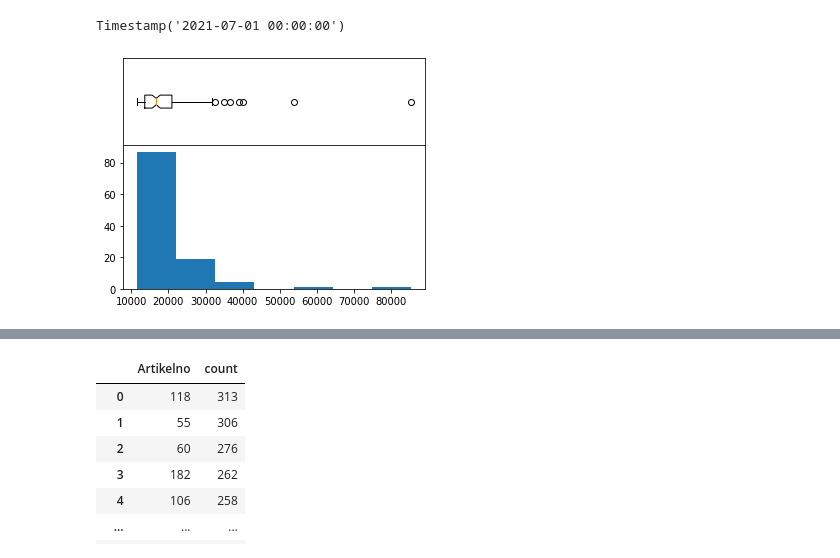
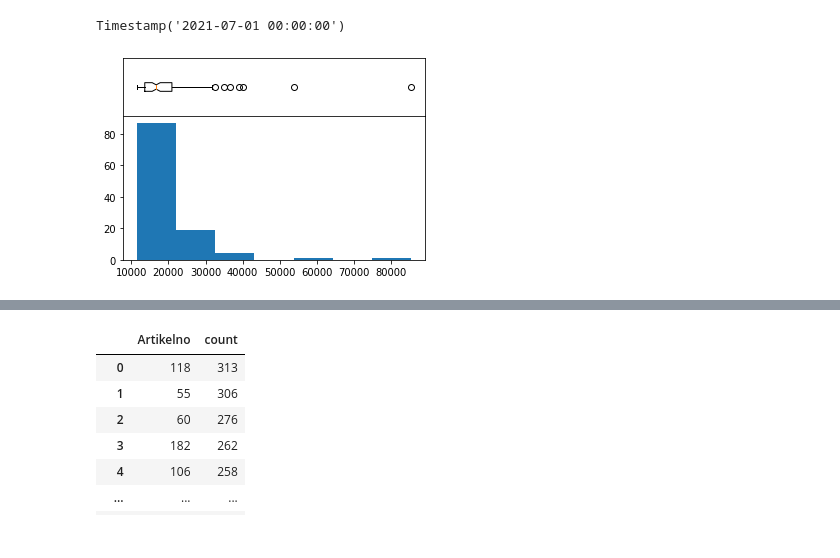
Before and after one commit to KevinLuo41/Layout-Optimizer-ISYE-6202-Project, a Jupyter notebook: Simulator/Simulator.ipynb, the cells around one changed output, grey strips where cells are left out. Cells and saved outputs as stored; diff of their text form; code cells hidden in the pictures.

```diff
--- a/Simulator/Simulator.ipynb
+++ b/Simulator/Simulator.ipynb
@@ -281,22 +281,22 @@ All_prod, A,B,C = ABC(split_method="value")
 # %%
 # setup the figure and axes
 fig = plt.figure(figsize=(6,4))
-bpAx = fig.add_axes([0.2, 0.7, 0.7, 0.3])   # left, bottom, width, height:
+bpAx = fig.add_axes([0.2, 0.7, 0.7, 0.2])   # left, bottom, width, height:
                                             # (adjust as necessary)
 histAx = fig.add_axes([0.2, 0.2, 0.7, 0.5]) # left specs should match and
                                             # bottom + height on this line should
                                             # equal bottom on bpAx line
 # plot stuff
 bp = bpAx.boxplot(A["Amount"], notch=True, vert=False)
 h = histAx.hist(A["Amount"], bins=7)
 
 # confirm that the axes line up
 xlims = np.array([bpAx.get_xlim(), histAx.get_xlim()])
 for ax in [bpAx, histAx]:
     ax.set_xlim([xlims.min(), xlims.max()])
 
 bpAx.set_xticklabels([])  # clear out overlapping xlabels
 bpAx.set_yticks([])  # don't need that 1 tick mark
 plt.show()
 # %% [output]
-[figure, old version]
+[figure, new version]
```
Also changed, not shown: parts of 4 cells of this notebook, 28 other files.
